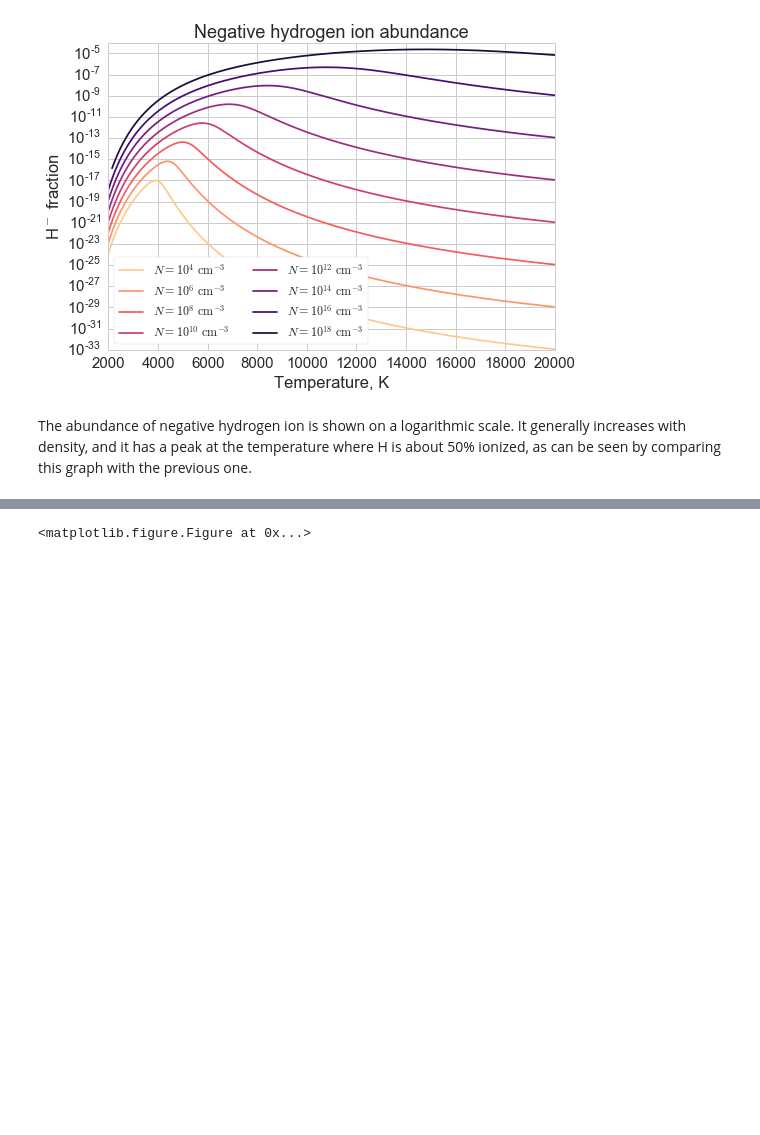
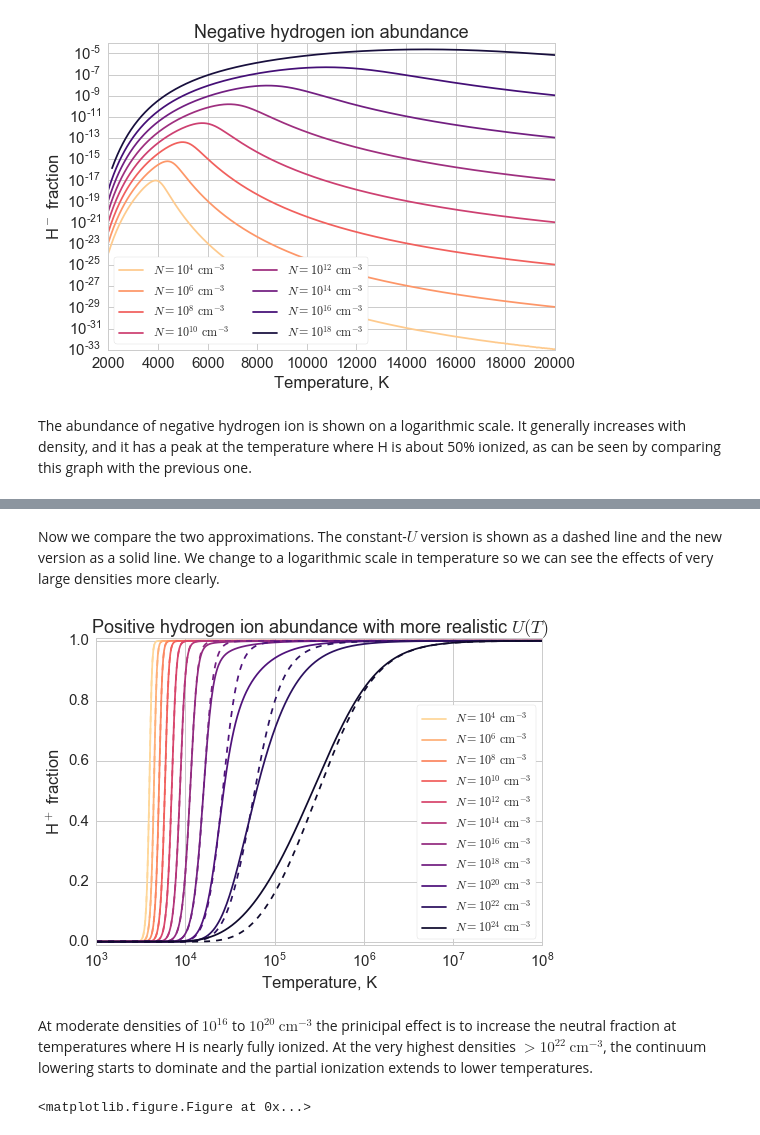
Before and after one commit to deprecated/lte-opacities, a Jupyter notebook: LTE Opacity.ipynb, the cells around one changed output, grey strips where cells are left out. Cells and saved outputs as stored; diff of their text form; code cells hidden in the pictures; blank space fills up the shorter version.

```diff
--- a/LTE Opacity.ipynb
+++ b/LTE Opacity.ipynb
@@ -25,11 +25,13 @@ BOLTZMANN = k_B.to(u.eV/u.K).value
 PLANCK = h.to(u.eV*u.s).value
 RYDBERG = (13.6*u.eV).value
 HMINUS_EION = (0.754*u.eV).value
+BOHR_RADIUS = a0.cgs.value
 
 print('BOLTZMANN =', BOLTZMANN, 'eV/K')
 print('PLANCK =', PLANCK, 'eV.s')
 print('RYDBERG =', RYDBERG, 'eV')
 print('HMINUS_EION =', HMINUS_EION, 'eV')
+print('BOHR_RADIUS =', BOHR_RADIUS, 'cm')
 # %% [output]
 BOLTZMANN = 8.617332384960955e-05 eV/K
 PLANCK = 4.1356675130246955e-15 eV.s
@@ -179,3 +276,43 @@ The abundance of negative hydrogen ion is shown on a logarithmic scale.  It gene
+# %%
+@np.vectorize
+def Hplus_fraction_U(Hden, T):
+    """
+    Calcular fracción de hidrógeno ionizado con un U(T) más realista
+
+   	`Hden` es densidad de partículas totales de H en cm^{-3}
+    `T` es temperatura en K
+    """
+    nmax = nmax_pressure_ionization(Hden)
+    U = H0_partition_function(T, nmax=int(nmax))
+    Ei = RYDBERG*(1.0 - 1.0/max(1.0, nmax**2))
+    A = Saha_Phi(T, Eion=Ei, Un=U) / Hden
+    # Resolver polinomio: y**2 + A*y - A = 0
+    y = np.roots([1.0, A, -A])[1] # tomar raiz positivo
+    return y
+# %% [markdown]
+Now we compare the two approximations.  The constant-$U$ version is shown as a dashed line and the new version as a solid line.  We change to a logarithmic scale in temperature so we can see the effects of very large densities more clearly.
+# %%
+Tgrid_wide = np.logspace(3.0, 8.0, 500)
+logNgrid_wide = range(4, 26, 2)
+colors_wide = sns.color_palette('magma_r', n_colors=len(logNgrid_wide))
+fig, ax = plt.subplots(1, 1)
+for logN, c in zip(logNgrid_wide, colors_wide):
+  Hden = 10**logN
+  ax.plot(Tgrid_wide, Hplus_fraction_U(Hden, Tgrid_wide), color=c,
+          label=r'$N = 10^{{{}}}\ \mathrm{{cm}}^{{-3}}$'.format(logN))
+  ax.plot(Tgrid_wide, Hplus_fraction(Hden, Tgrid_wide), '--', color=c,
+          label=None)
+frame = ax.legend(loc='lower right', **legend_box_params).get_frame()
+frame.set_facecolor('white')
+ax.set_ylim(-epsilon, 1 + epsilon)
+ax.set_xscale('log')
+ax.set_title('Positive hydrogen ion abundance with more realistic $U(T)$')
+ax.set_xlabel('Temperature, K')
+ax.set_ylabel('H$^+$ fraction');
+# %% [output]
+[figure, added]
+# %% [markdown]
+At moderate densities of $10^{16}$ to $10^{20}\ \mathrm{cm}^{-3}$ the prinicipal effect is to increase the neutral fraction at temperatures where H is nearly fully ionized.  At the very highest densities $ > 10^{22}\ \mathrm{cm}^{-3}$, the continuum lowering starts to dominate and the partial ionization extends to lower temperatures.
 # %%
 import lteopacity
 # %%
```
Also changed, not shown: parts of 21 cells of this notebook.
